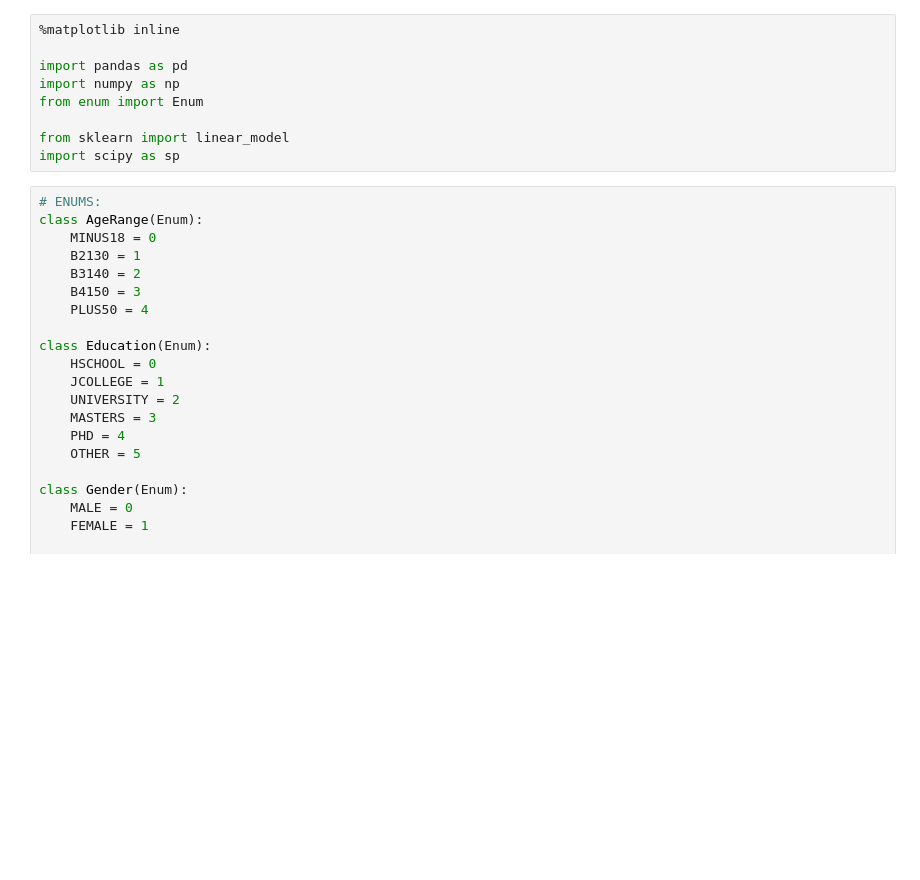
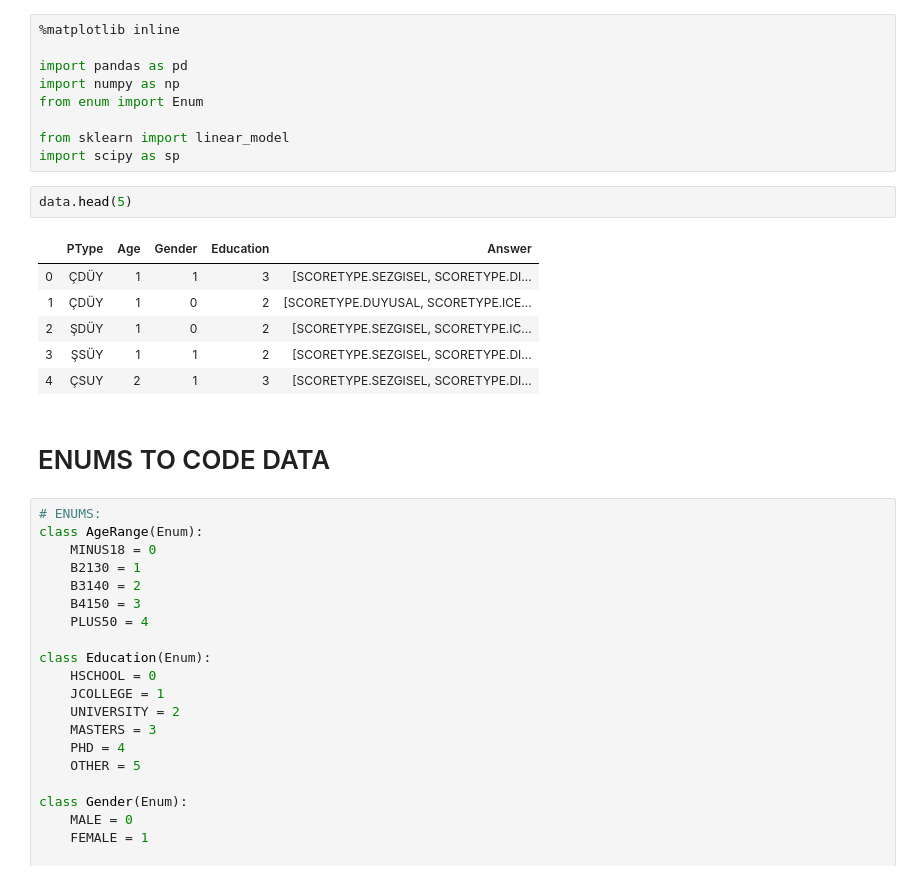
Before and after one commit to metin-ozturk/notebooks, a Jupyter notebook: kpa-firstAnalysis.ipynb, the cells around one changed output. Cells and saved outputs as stored; diff of their text form; blank space fills up the shorter version.

```diff
--- a/kpa-firstAnalysis.ipynb
+++ b/kpa-firstAnalysis.ipynb
@@ -7,6 +7,17 @@ from enum import Enum
 
 from sklearn import linear_model
 import scipy as sp
+# %%
+data.head(5)
+# %% [output]
+|  | PType | Age | Gender | Education | Answer |
+| 0 | ÇDÜY | 1 | 1 | 3 | [SCORETYPE.SEZGISEL, SCORETYPE.DI... |
+| 1 | ÇDÜY | 1 | 0 | 2 | [SCORETYPE.DUYUSAL, SCORETYPE.ICE... |
+| 2 | ŞDÜY | 1 | 0 | 2 | [SCORETYPE.SEZGISEL, SCORETYPE.IC... |
+| 3 | ŞSÜY | 1 | 1 | 2 | [SCORETYPE.SEZGISEL, SCORETYPE.DI... |
+| 4 | ÇSUY | 2 | 1 | 3 | [SCORETYPE.SEZGISEL, SCORETYPE.DI... |
+# %% [markdown]
+<h1> ENUMS TO CODE DATA </h1>
 # %%
 # ENUMS:
 class AgeRange(Enum):
```
Also changed, not shown: parts of 13 cells of this notebook, 1 other file.
